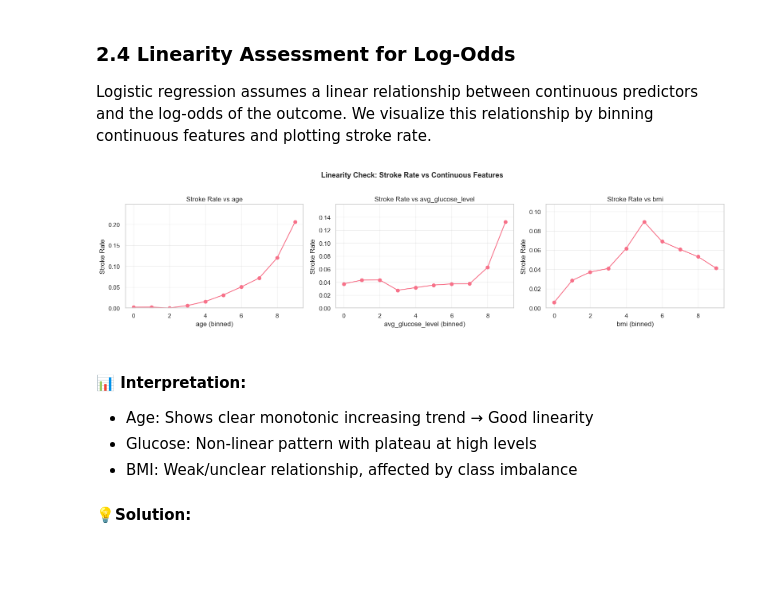
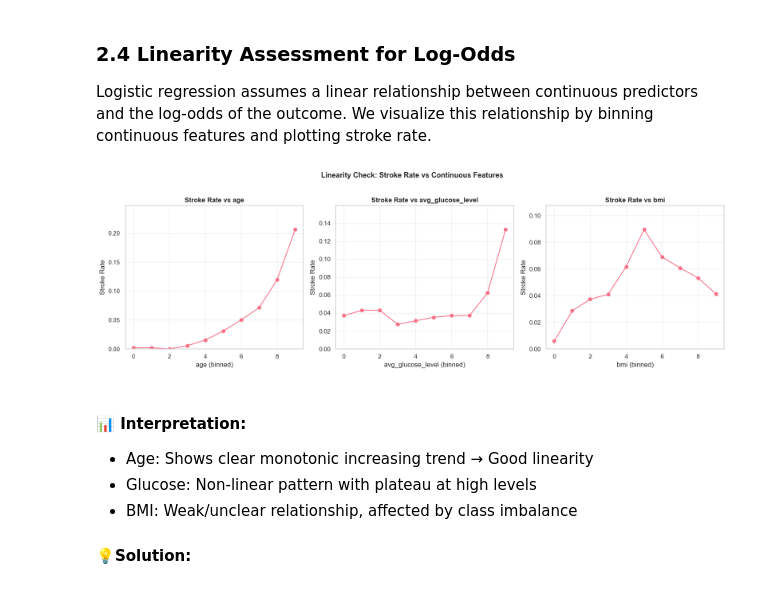
Before and after one commit to Lillian-Elek-Data/ML-with-Python, a Jupyter notebook: Stroke Prediction - Logistic Regression/Stroke Prediction - Logistic Regression.ipynb, the cells around one changed output. Drawn from its saved outputs; the diff is of its cells as text; code cells hidden in the pictures; blank space fills up the shorter version.

```diff
--- a/Stroke Prediction - Logistic Regression/Stroke Prediction - Logistic Regression.ipynb
+++ b/Stroke Prediction - Logistic Regression/Stroke Prediction - Logistic Regression.ipynb
@@ -532,28 +532,28 @@ Logistic regression assumes a linear relationship between continuous predictors
 # %%
 # Assess linearity of log-odds assumption
 numeric_features = ['age', 'avg_glucose_level', 'bmi']
 
-fig, axes = plt.subplots(1, len(numeric_features), figsize=(16, 4))
+fig, axes = plt.subplots(1, len(numeric_features), figsize=(16, 5))
 for idx, col in enumerate(numeric_features):
     # Create bins for visualization
     df_preprocessed['binned'] = pd.qcut(df_preprocessed[col], q=10, duplicates='drop')
     grouped = df_preprocessed.groupby('binned')['stroke'].mean()
 
     axes[idx].plot(range(len(grouped)), grouped, marker='o')
-    axes[idx].set_title(f'Stroke Rate vs {col}')
+    axes[idx].set_title(f'Stroke Rate vs {col}', weight='bold')
     axes[idx].set_xlabel(f'{col} (binned)')
     axes[idx].set_ylabel('Stroke Rate')
     axes[idx].grid(True, alpha=0.3)
     axes[idx].set_ylim(0, max(grouped) * 1.2)
 
 data = df_preprocessed.drop('binned', axis=1)
 
 fig.suptitle('Linearity Check: Stroke Rate vs Continuous Features',
              fontsize=13, weight='bold', y=1.02)
 plt.tight_layout()
 plt.show()
 # %% [output]
-[figure, old version]
+[figure, new version]
 # %% [markdown]
 #### 📊 **Interpretation**:
 - Age: Shows clear monotonic increasing trend → Good linearity
```
Also changed, not shown: parts of 8 cells of this notebook.
